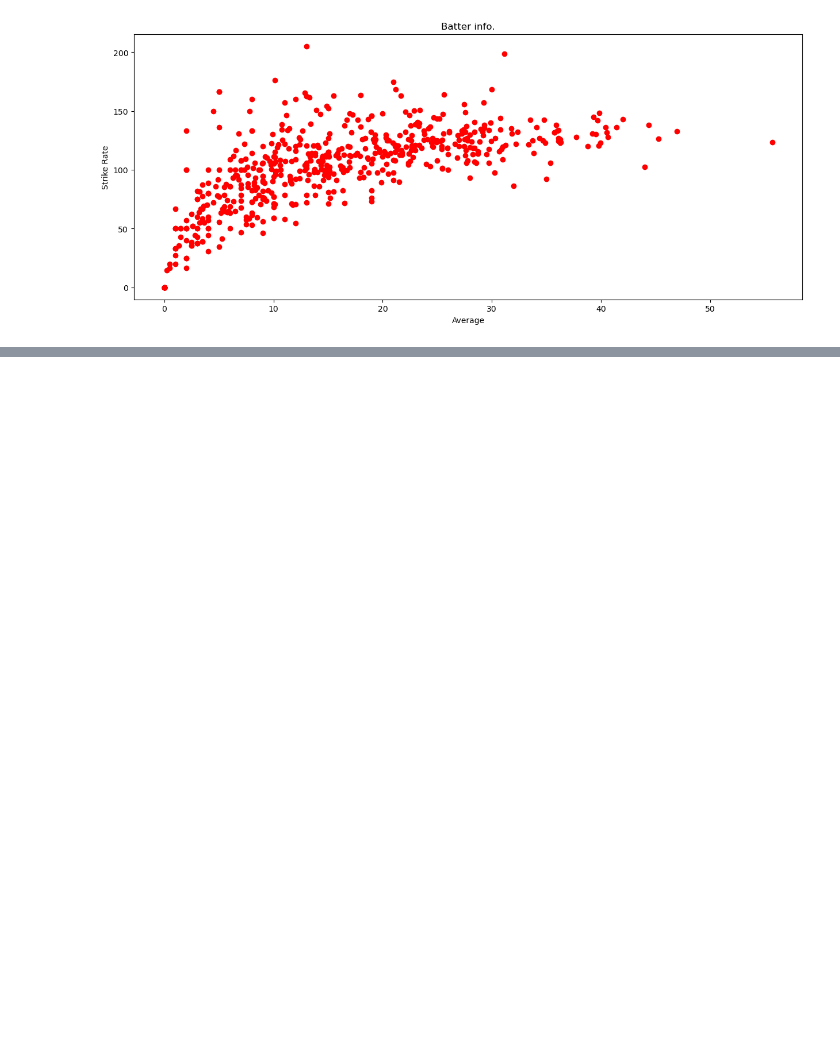
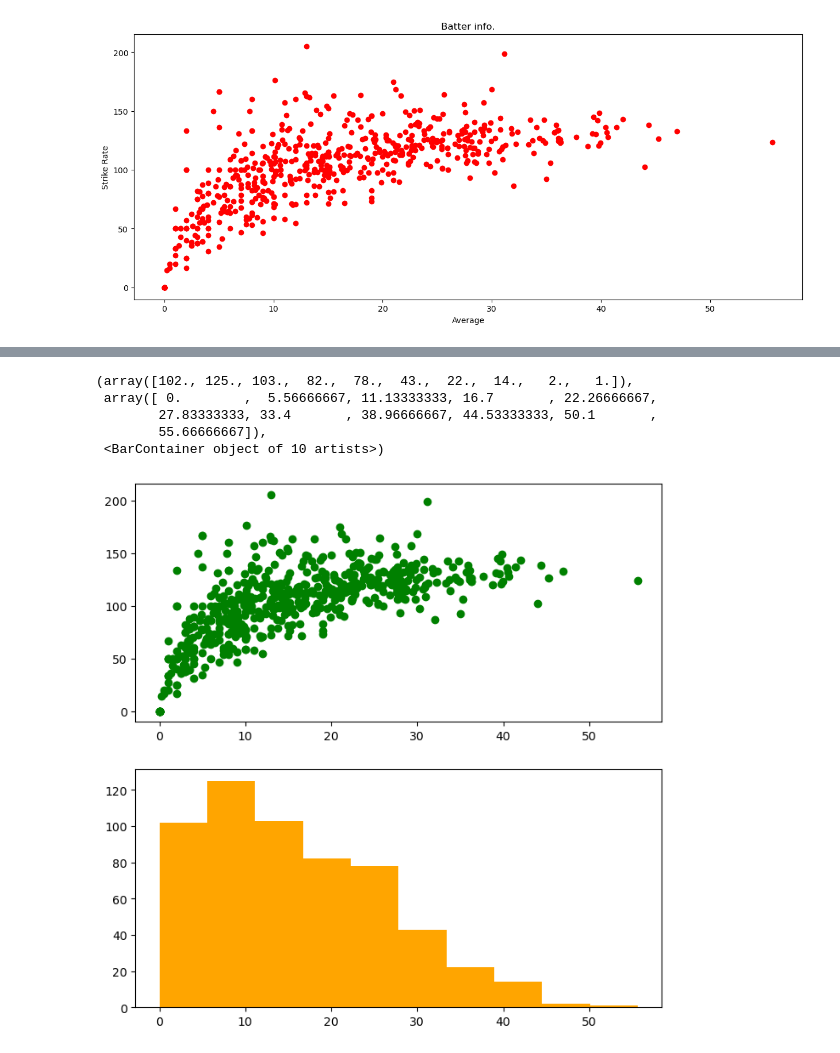
Before and after one commit to Ashishbadal-source/Basics-of-Data-Science-, a Jupyter notebook: Matplotlib/mat_2.ipynb, the cells around one changed output, grey strips where cells are left out. Drawn from its saved outputs; the diff is of its cells as text; code cells hidden in the pictures; blank space fills up the shorter version.

```diff
--- a/Matplotlib/mat_2.ipynb
+++ b/Matplotlib/mat_2.ipynb
@@ -164,0 +198,16 @@ TypeError: 'Axes' object is not subscriptable
+# %%
+import matplotlib.pyplot as plt
+fig = plt.figure(figsize=(8,8))
+
+ax1 = fig.add_subplot(2,1,1)         # no. of rows- no. of columns - position of the graph
+ax1.scatter(batter['avg'],batter['strike_rate'],color = 'green')
+
+ax2 = fig.add_subplot(2,1,2)        # no. of rows- no. of columns - position of the graph
+ax2.hist(batter['avg'],color = 'orange')
+# %% [output]
+(array([102., 125., 103.,  82.,  78.,  43.,  22.,  14.,   2.,   1.]),
+ array([ 0.        ,  5.56666667, 11.13333333, 16.7       , 22.26666667,
+        27.83333333, 33.4       , 38.96666667, 44.53333333, 50.1       ,
+        55.66666667]),
+ <BarContainer object of 10 artists>)
+[figure, added]
```
Also changed, not shown: parts of 5 cells of this notebook.
